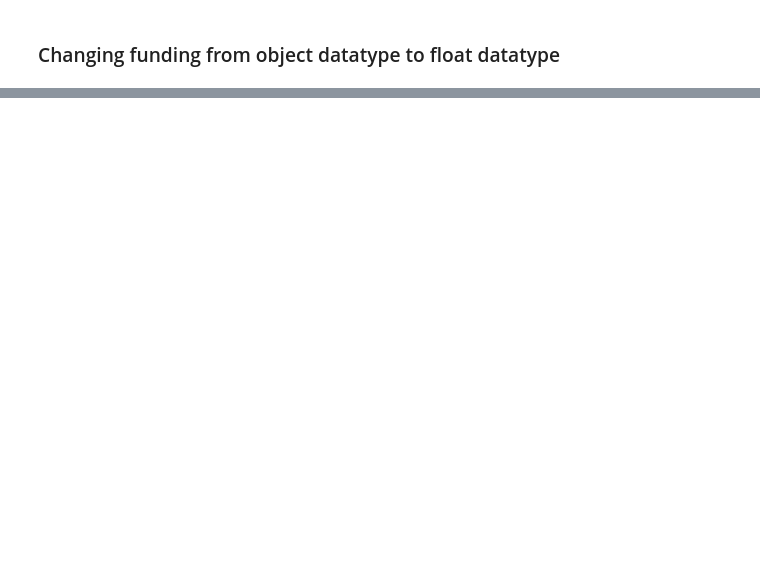
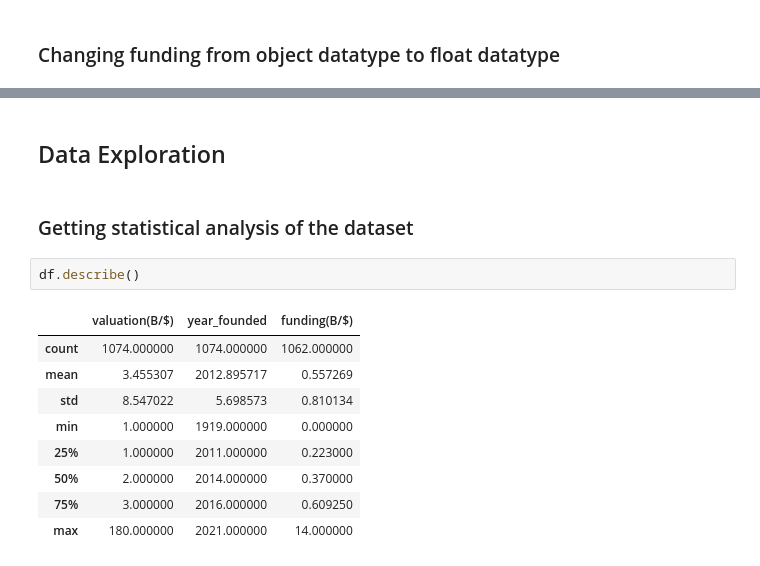
Before and after one commit to idowujames/unicorn-companies, a Jupyter notebook: Unicorn_Companies.ipynb, the cells around one changed output, grey strips where cells are left out. Saved outputs shown, nothing was run; the diff lists cells and outputs as text; blank space fills up the shorter version.

```diff
--- a/Unicorn_Companies.ipynb
+++ b/Unicorn_Companies.ipynb
@@ -204,0 +225,16 @@ df_comp
+# %% [markdown]
+## Data Exploration
+# %% [markdown]
+### Getting statistical analysis of the dataset
+# %%
+df.describe()
+# %% [output]
+|  | valuation(B/$) | year_founded | funding(B/$) |
+| count | 1074.000000 | 1074.000000 | 1062.000000 |
+| mean | 3.455307 | 2012.895717 | 0.557269 |
+| std | 8.547022 | 5.698573 | 0.810134 |
+| min | 1.000000 | 1919.000000 | 0.000000 |
+| 25% | 1.000000 | 2011.000000 | 0.223000 |
+| 50% | 2.000000 | 2014.000000 | 0.370000 |
+| 75% | 3.000000 | 2016.000000 | 0.609250 |
+| max | 180.000000 | 2021.000000 | 14.000000 |
```
Also changed, not shown: parts of 24 cells of this notebook.
